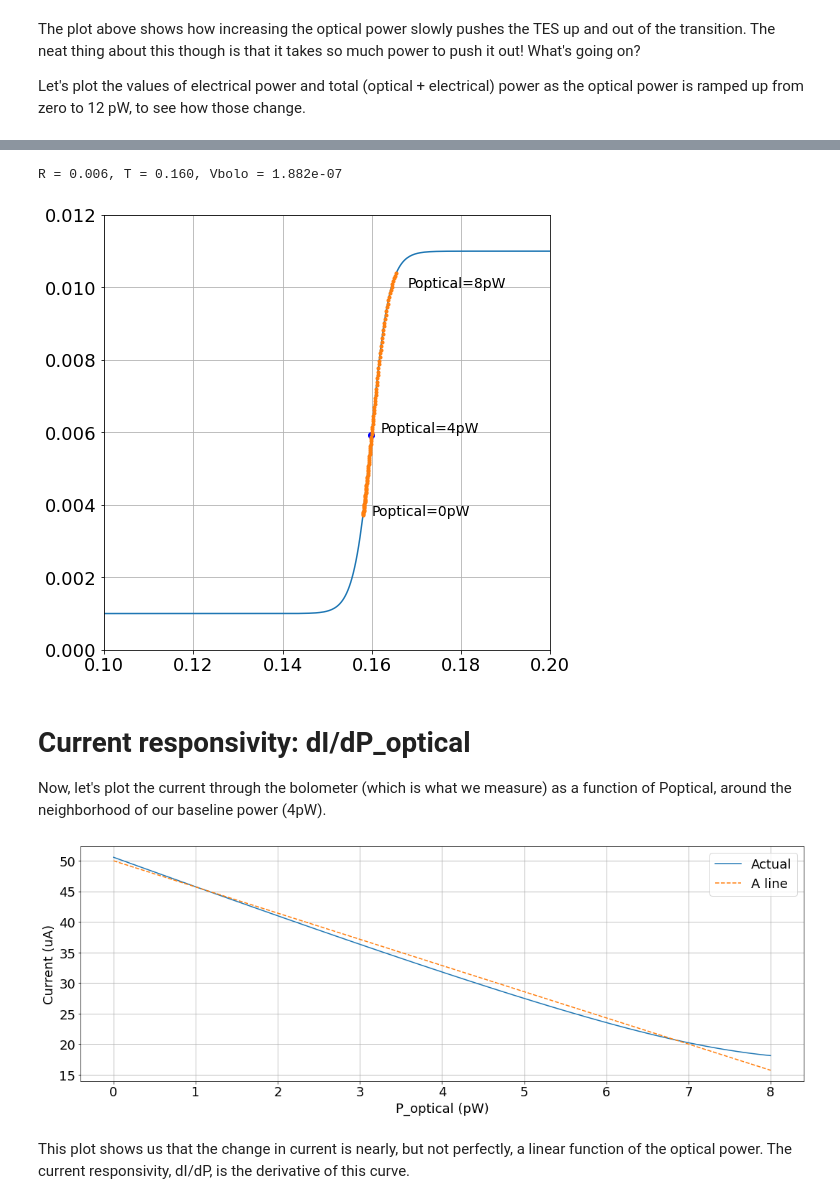
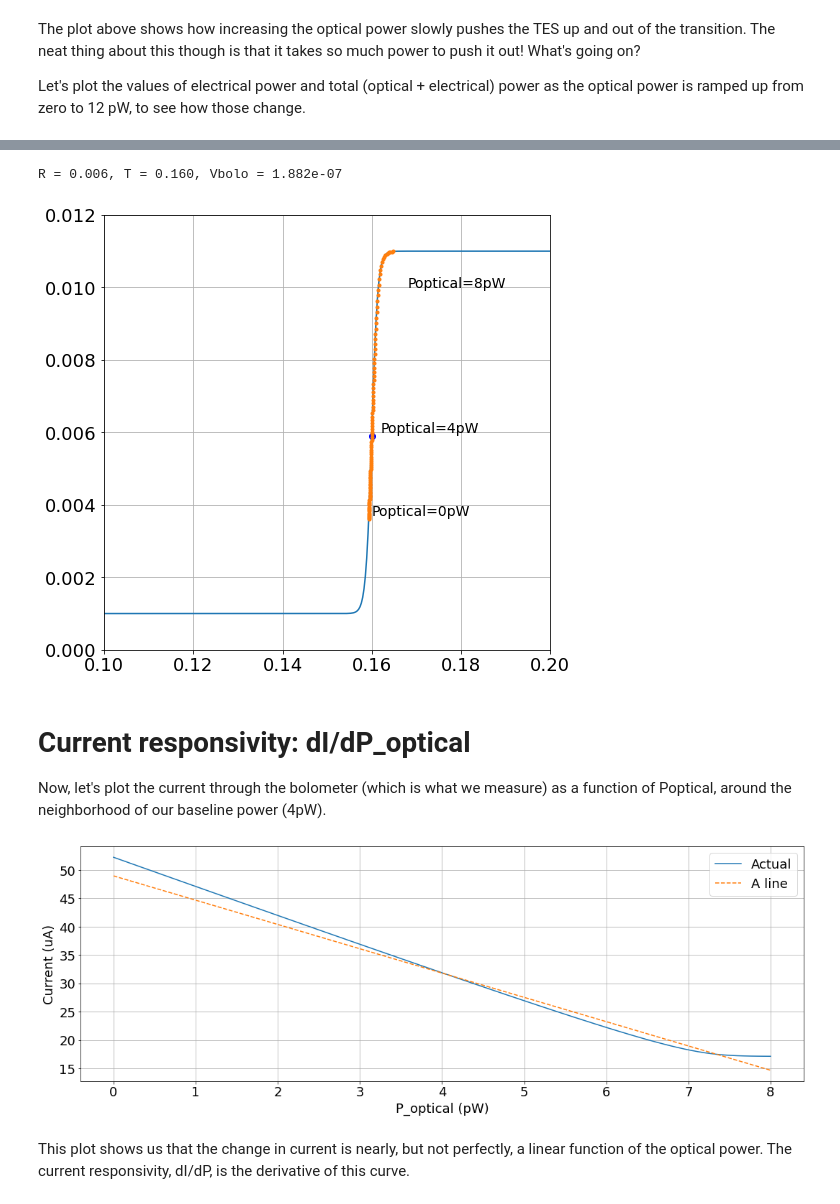
Before and after one commit to JohnRuhl/Tutorials, a Jupyter notebook: TES Bolometers Intro.ipynb, the cells around one changed output, grey strips where cells are left out. Drawn from its saved outputs; the diff is of its cells as text; code cells hidden in the pictures.

```diff
--- a/TES Bolometers Intro.ipynb
+++ b/TES Bolometers Intro.ipynb
@@ -33,15 +33,21 @@ import matplotlib.pyplot as plt
 plt.rcParams.update({'font.size': 18})
 plt.rcParams['figure.figsize'] = [8, 5]
 
-Rnormal = 0.010 # Ohms
-Tc = 0.16
-k = 500
+
+def RofT(T):
+    Rnormal = 0.010 # Ohms
+    Tc = 0.16
+    k = 1500
+    Rbolo = Rnormal/(1+np.exp(-k*(T-Tc)))
+    Rbolo = Rbolo + 0.001
+    return Rbolo
 
 T = np.linspace(0,0.3,1000)
-Rbolo = Rnormal/(1+np.exp(-k*(T-Tc)))+0.001
+Rbolo = RofT(T)
 
 plt.plot(T,Rbolo)
 plt.xlabel('Tbolo (K)')
 plt.ylabel('Rbolo (Ohms)')
+plt.ylim(0)
 plt.grid()
 # %% [output]
@@ -114,13 +137,7 @@ import scipy.optimize as so
 # Define functions that will help us build a function that,
 # for a given voltage bias and Poptical, finds the self-consistent value of Tbolo.
 #
-def RofT(T):
-    Rnormal = 0.010 # Ohms
-    Tc = 0.16
-    k = 500
-    Rbolo = Rnormal/(1+np.exp(-k*(T-Tc)))
-    Rbolo = Rbolo + 0.001
-    return Rbolo
+
 
 def Pelec_of_T(V,T):
     R = RofT(T)
@@ -327,23 +346,23 @@ plt.text(0.168,0.010,'Poptical=8pW',fontsize=14)
 plt.grid()
 # %% [output]
 R = 0.006, T = 0.160, Vbolo = 1.882e-07
-[figure, old version]
+[figure, new version]
 # %% [markdown]
 # Current responsivity:  dI/dP_optical
 Now, let's plot the current through the bolometer (which is what we measure) as a function of Poptical, around the neighborhood of our baseline power (4pW).
 # %%
 xlinear = np.linspace(0,8,10)
-ylinear = 50 - (30/7)*xlinear
+ylinear = 31.8 - (30/7)*(xlinear-4)
 plt.rcParams['figure.figsize'] = [18, 6]
 plt.plot(Popt_vec*1e12,I_vec*1e6,label='Actual')
 plt.plot(xlinear,ylinear,'--',label='A line')
 plt.plot()
 plt.xlabel('P_optical (pW)')
 plt.ylabel('Current (uA)')
 plt.legend()
 plt.grid()
 # %% [output]
-[figure, old version]
+[figure, new version]
 # %% [markdown]
 This plot shows us that the change in current is nearly, but not perfectly, a linear function of the optical power.   The current responsivity, dI/dP, is the derivative of this curve.
 # %%
```
Also changed, not shown: parts of 14 cells of this notebook.
